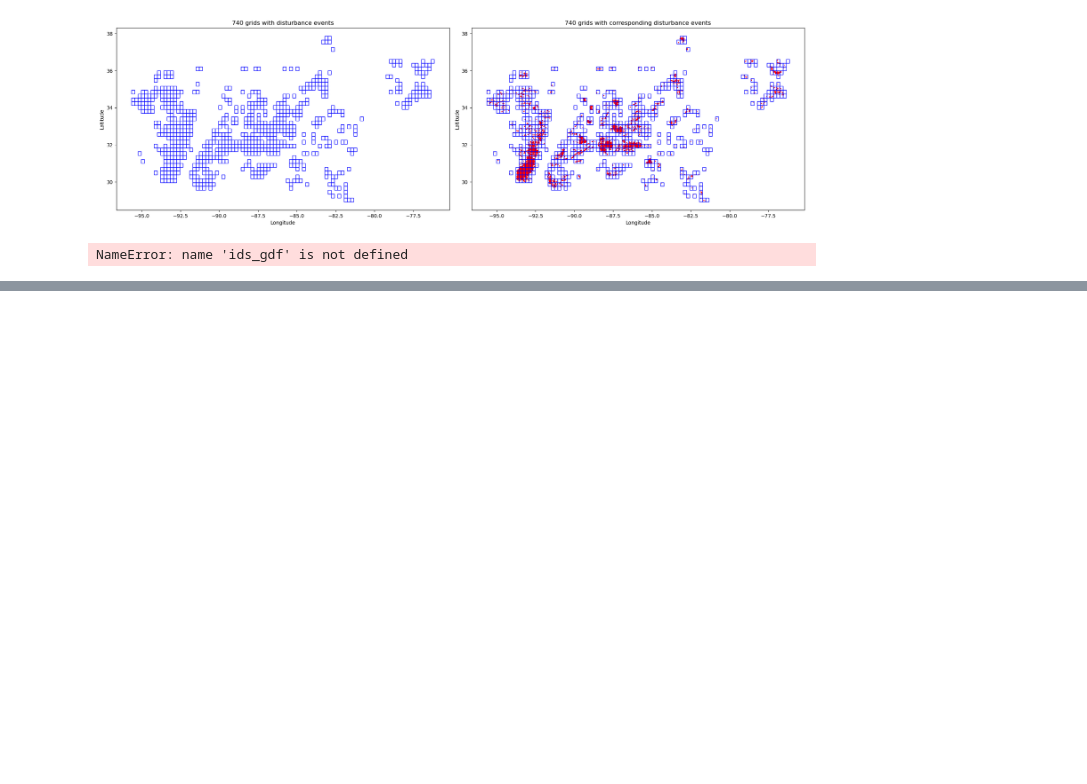
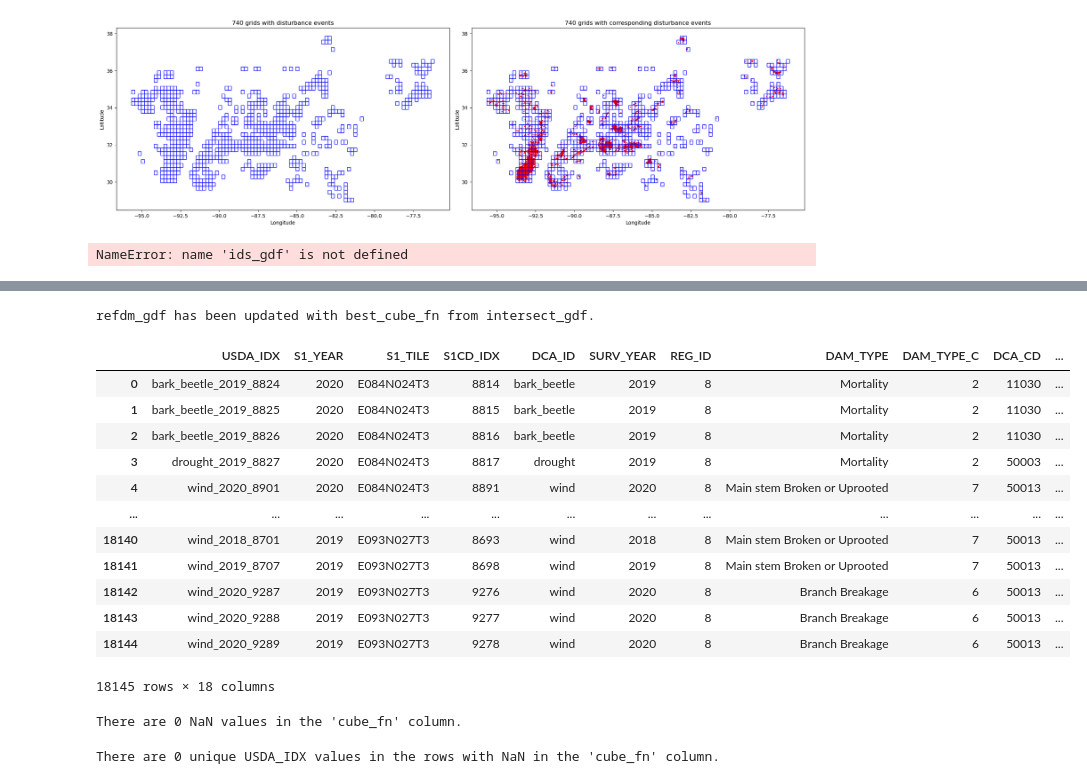
Before and after one commit to Franziska279/ForExD-WP1-P1, a Jupyter notebook: src/04_s2_minicubes_grid_creation.ipynb, the cells around one changed output, grey strips where cells are left out. Cells and saved outputs as stored; diff of their text form; code cells hidden in the pictures; blank space fills up the shorter version.

```diff
--- a/src/04_s2_minicubes_grid_creation.ipynb
+++ b/src/04_s2_minicubes_grid_creation.ipynb
@@ -428,0 +690,4 @@ NameError: name 'ids_gdf' is not defined
+# %%
+intersected_path = "/Net/Groups/BGI/scratch/fmueller/ForExD-WP1-P1/results/convex_minicubes_combination.shp"
+intersect_gdf = gpd.read_file(intersected_path)
+intersect_gdf
@@ -428,0 +708,48 @@ NameError: name 'ids_gdf' is not defined
+# %%
+import geopandas as gpd
+
+merged_gdf = refdm_gdf.merge(intersect_gdf[['USDA_IDX', 'best_cube_']], on='USDA_IDX', how='left')
+
+# Save the merged GeoDataFrame back to the refdm_gdf
+refdm_gdf['cube_fn'] = merged_gdf['best_cube_']
+
+# Save the updated refdm_gdf to a file if needed
+updated_refdm_path = "/Net/Groups/BGI/scratch/fmueller/ForExD-WP1-P1/results/radar_enhanced_forest_disturbance_mapping_mini_idx_dissolved.shp"
+refdm_gdf.to_file(updated_refdm_path)
+
+print("refdm_gdf has been updated with best_cube_fn from intersect_gdf.")
+# %% [output]
+refdm_gdf has been updated with best_cube_fn from intersect_gdf.
+# %%
+refdm_gdf
+# %% [output]
+|  | USDA_IDX | S1_YEAR | S1_TILE | S1CD_IDX | DCA_ID | SURV_YEAR | REG_ID | DAM_TYPE | DAM_TYPE_C | DCA_CD | ... |
+| 0 | bark_beetle_2019_8824 | 2020 | E084N024T3 | 8814 | bark_beetle | 2019 | 8 | Mortality | 2 | 11030 | ... |
+| 1 | bark_beetle_2019_8825 | 2020 | E084N024T3 | 8815 | bark_beetle | 2019 | 8 | Mortality | 2 | 11030 | ... |
+| 2 | bark_beetle_2019_8826 | 2020 | E084N024T3 | 8816 | bark_beetle | 2019 | 8 | Mortality | 2 | 11030 | ... |
+| 3 | drought_2019_8827 | 2020 | E084N024T3 | 8817 | drought | 2019 | 8 | Mortality | 2 | 50003 | ... |
+| 4 | wind_2020_8901 | 2020 | E084N024T3 | 8891 | wind | 2020 | 8 | Main stem Broken or Uprooted | 7 | 50013 | ... |
+| ... | ... | ... | ... | ... | ... | ... | ... | ... | ... | ... | ... |
+| 18140 | wind_2018_8701 | 2019 | E093N027T3 | 8693 | wind | 2018 | 8 | Main stem Broken or Uprooted | 7 | 50013 | ... |
+| 18141 | wind_2019_8707 | 2019 | E093N027T3 | 8698 | wind | 2019 | 8 | Main stem Broken or Uprooted | 7 | 50013 | ... |
+| 18142 | wind_2020_9287 | 2019 | E093N027T3 | 9276 | wind | 2020 | 8 | Branch Breakage | 6 | 50013 | ... |
+| 18143 | wind_2020_9288 | 2019 | E093N027T3 | 9277 | wind | 2020 | 8 | Branch Breakage | 6 | 50013 | ... |
+| 18144 | wind_2020_9289 | 2019 | E093N027T3 | 9278 | wind | 2020 | 8 | Branch Breakage | 6 | 50013 | ... |
+18145 rows × 18 columns
+# %%
+# Count the number of NaN values in the 'cube_fn' column
+nan_count = refdm_gdf['cube_fn'].isna().sum()
+
+print(f"There are {nan_count} NaN values in the 'cube_fn' column.")
+# %% [output]
+There are 0 NaN values in the 'cube_fn' column.
+# %%
+# Filter the rows where 'cube_fn' is NaN
+nan_rows = refdm_gdf[refdm_gdf['cube_fn'].isna()]
+
+# Count the number of unique 'USDA_IDX' in the filtered rows
+unique_nan_idx_count = nan_rows['USDA_IDX'].nunique()
+
+print(f"There are {unique_nan_idx_count} unique USDA_IDX values in the rows with NaN in the 'cube_fn' column.")
+# %% [output]
+There are 0 unique USDA_IDX values in the rows with NaN in the 'cube_fn' column.
```
Also changed, not shown: parts of 14 cells of this notebook, 4 other files.
